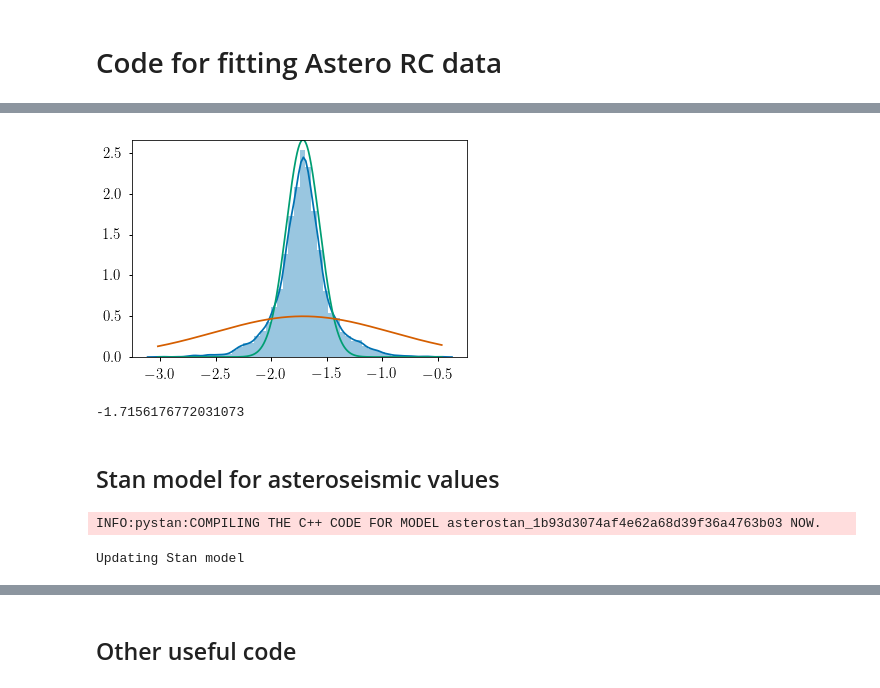
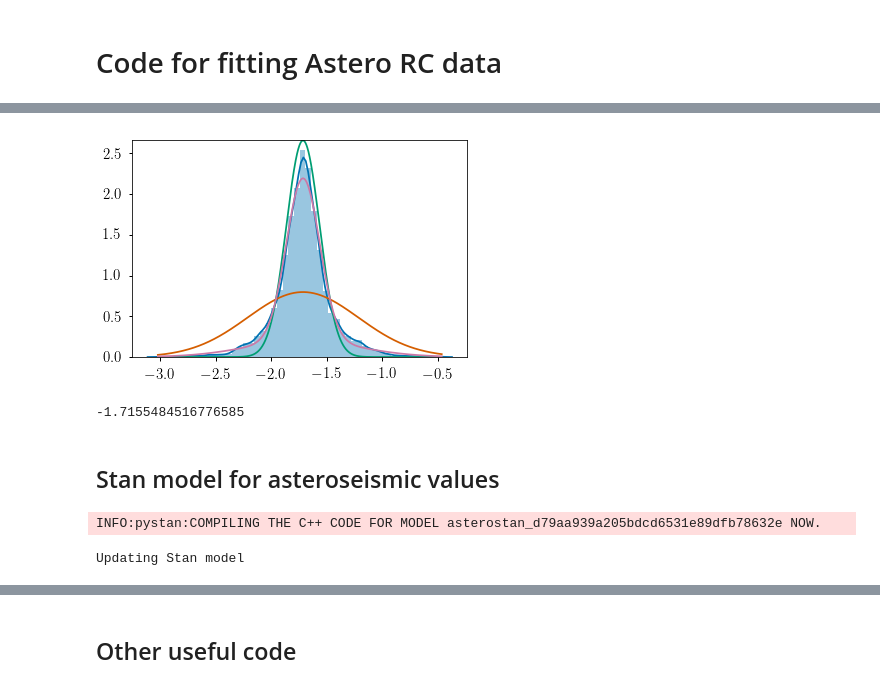
Before and after one commit to ojhall94/GAIA, a Jupyter notebook: hbmm_yu18_ast.ipynb, the cells around one changed output, grey strips where cells are left out. Drawn from its saved outputs; the diff is of its cells as text; code cells hidden in the pictures.

```diff
--- a/hbmm_yu18_ast.ipynb
+++ b/hbmm_yu18_ast.ipynb
@@ -5,7 +5,7 @@ import numpy as np
 import matplotlib.pyplot as plt
 import seaborn as sns
 import matplotlib
-sns.set_palette('colorblind')
+sns.set_palette('colorblind',20)
 sns.set_context('notebook')
 matplotlib.rc('xtick', labelsize=15)
 matplotlib.rc('ytick', labelsize=15)
@@ -16,7 +16,4 @@ import pystan
 import os
 import pickle
 
-#from omnitool.literature_values import *
-
 import sys
-%pylab inline
@@ -45,71 +38,86 @@ Size: 7534
 # %%
 '''Step one is figuring out the different distributions we want'''
 df.head(2)
 Ks = df.ast_MKs.values
 
 x = np.linspace(Ks.min(),Ks.max(),1000)
 
 fg = normal(x, np.median(Ks), 0.15)
-bg = normal(x, np.median(Ks), .8)
+bg = normal(x, np.median(Ks), .5)
+Q = .75
+pp = Q*fg + (1-Q)*bg
 
 sns.distplot(Ks)
 plt.plot(x,fg)
 plt.plot(x,bg)
+plt.plot(x,pp)
 plt.show()
 
 print(np.median(Ks))
 # %% [output]
-[figure, old version]
+[figure, new version]
--1.7156176772031073
+-1.7155484516776585
 # %% [markdown]
 ## Stan model for asteroseismic values
 # %%
 overwrite = True
-asterostan = '''data {
+asterostan = '''
+data {
     int<lower = 0> N;
     real M[N];
     real <lower=0> M_err[N];
 }
 
 parameters {
+    //Hyperparameters
     real mu;
-    real muo;
+//    real tmuo;
     real <lower=0.> sigma;
     real <lower=0.3> sigo;
     real <lower=0.,upper=1.> Q;
-    real M_true_std[N];
+
+    //Latent Parameters
+    real M_infd_std[N];
 }
 transformed parameters{
-    real M_true[N];
-    real tmuo;
-    real<lower=0.> tsigo;
+    //'True' parameters
+    real M_infd[N];
 
+    //Inferred and transformed parameters
+//    real tmuo;
+    real tsigo;
+
+    //Operations
     for (n in 1:N){
-        M_true[n] = mu + sigma * M_true_std[n];
+        M_infd[n] = mu + sigma*M_infd_std[n];
     }
-    tmuo = muo - mu;
+//    tmuo = muo - mu;
     tsigo = sigo / sigma;
 }
 model {
-    M ~ normal(M_true, M_err); //Measurement uncertainty
+    //Observables
+    M ~ normal(M_infd, M_err); //Measurement uncertainty
 
-    //Parameters in true space
+    //Hyperparameters in true space
 //    mu ~ normal(-1.71, .1);
 //    sigma ~ normal(.1, .05);
-    Q ~ normal(.95, .1);
+//    Q ~ normal(1., .01);
 //    muo ~ normal(-1.71, .01);
 //    sigo ~ normal(1., .1);
-    mu ~ uniform(-2., -1.);
-    sigma ~ uniform(0.01, 0.3);
-//    Q ~ uniform(0., 1.);
-    muo ~ normal(mu, .01);
+
+    mu ~  uniform(-1.9, -1.5);
+    sigma ~ uniform(0., .3);
+    Q ~ uniform(.9, 1.);
+//    muo ~  uniform(-1.9, -1.5);
     sigo ~ uniform(.3, 3.);
+
+//    tmuo ~ uniform(0., .1);
 
     //Mixture model (in transformed space)
     for (n in 1:N)
         target += log_mix(Q,
-            normal_lpdf(M_true_std[n] | 0, 1),
-            normal_lpdf(M_true_std[n] | muo, tsigo));
+            normal_lpdf(M_infd_std[n] | 0., 1.),
+            normal_lpdf(M_infd_std[n] | 0, tsigo));
 }
 '''
 model_path = 'asterostan.pkl'
@@ -128,7 +136,7 @@ else:
         with open(model_path, 'wb') as f:
             pickle.dump(sm, f)
 # %% [output]
-INFO:pystan:COMPILING THE C++ CODE FOR MODEL asterostan_1b93d3074af4e62a68d39f36a4763b03 NOW.
+INFO:pystan:COMPILING THE C++ CODE FOR MODEL asterostan_d79aa939a205bdcd6531e89dfb78632e NOW.
 Updating Stan model
 # %%
 sel = df[:1000]
```
Also changed, not shown: parts of 10 cells of this notebook, 6 other files.
